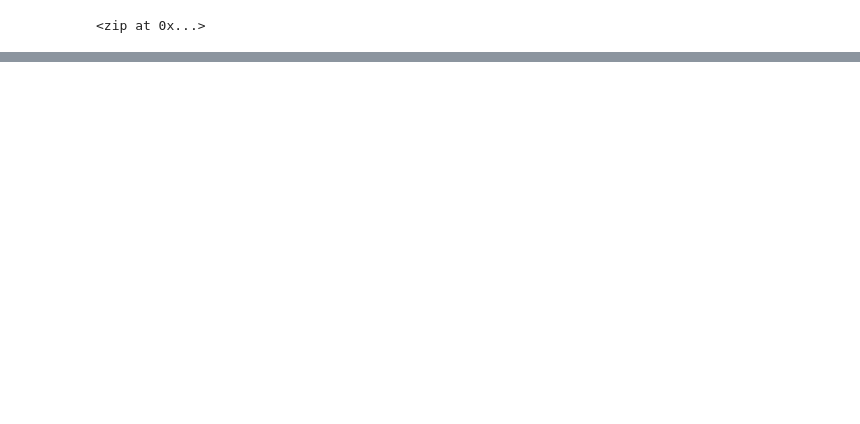
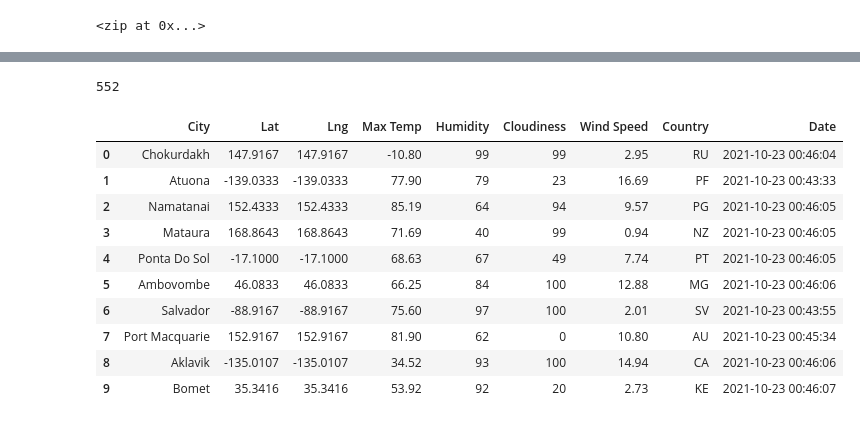
Before and after one commit to mthalken/World_Weather_Analysis, a Jupyter notebook: WeatherPy.ipynb, the cells around one changed output, grey strips where cells are left out. Drawn from its saved outputs; the diff is of its cells as text; code cells hidden in the pictures; blank space fills up the shorter version.

Commit message:
Created DF with cities and weather. Saved as csv file.

```diff
--- a/WeatherPy.ipynb
+++ b/WeatherPy.ipynb
@@ -32,0 +36,3 @@ len(cities)
+# %%
+url = "http://api.openweathermap.org/data/2.5/weather?units=Imperial&APPID=" + weather_api_key
+print(url)
@@ -32,0 +123,20 @@ len(cities)
+# %%
+len(city_data)
+# %% [output]
+552
+# %%
+#convert the array of dictionaries to a pandas dataframe
+city_data_df = pd.DataFrame(city_data)
+city_data_df.head(10)
+# %% [output]
+|  | City | Lat | Lng | Max Temp | Humidity | Cloudiness | Wind Speed | Country | Date |
+| 0 | Chokurdakh | 147.9167 | 147.9167 | -10.80 | 99 | 99 | 2.95 | RU | 2021-10-23 00:46:04 |
+| 1 | Atuona | -139.0333 | -139.0333 | 77.90 | 79 | 23 | 16.69 | PF | 2021-10-23 00:43:33 |
+| 2 | Namatanai | 152.4333 | 152.4333 | 85.19 | 64 | 94 | 9.57 | PG | 2021-10-23 00:46:05 |
+| 3 | Mataura | 168.8643 | 168.8643 | 71.69 | 40 | 99 | 0.94 | NZ | 2021-10-23 00:46:05 |
+| 4 | Ponta Do Sol | -17.1000 | -17.1000 | 68.63 | 67 | 49 | 7.74 | PT | 2021-10-23 00:46:05 |
+| 5 | Ambovombe | 46.0833 | 46.0833 | 66.25 | 84 | 100 | 12.88 | MG | 2021-10-23 00:46:06 |
+| 6 | Salvador | -88.9167 | -88.9167 | 75.60 | 97 | 100 | 2.01 | SV | 2021-10-23 00:43:55 |
+| 7 | Port Macquarie | 152.9167 | 152.9167 | 81.90 | 62 | 0 | 10.80 | AU | 2021-10-23 00:45:34 |
+| 8 | Aklavik | -135.0107 | -135.0107 | 34.52 | 93 | 100 | 14.94 | CA | 2021-10-23 00:46:06 |
+| 9 | Bomet | 35.3416 | 35.3416 | 53.92 | 92 | 20 | 2.73 | KE | 2021-10-23 00:46:07 |
```
Also changed, not shown: parts of 8 cells of this notebook, 2 other files.
